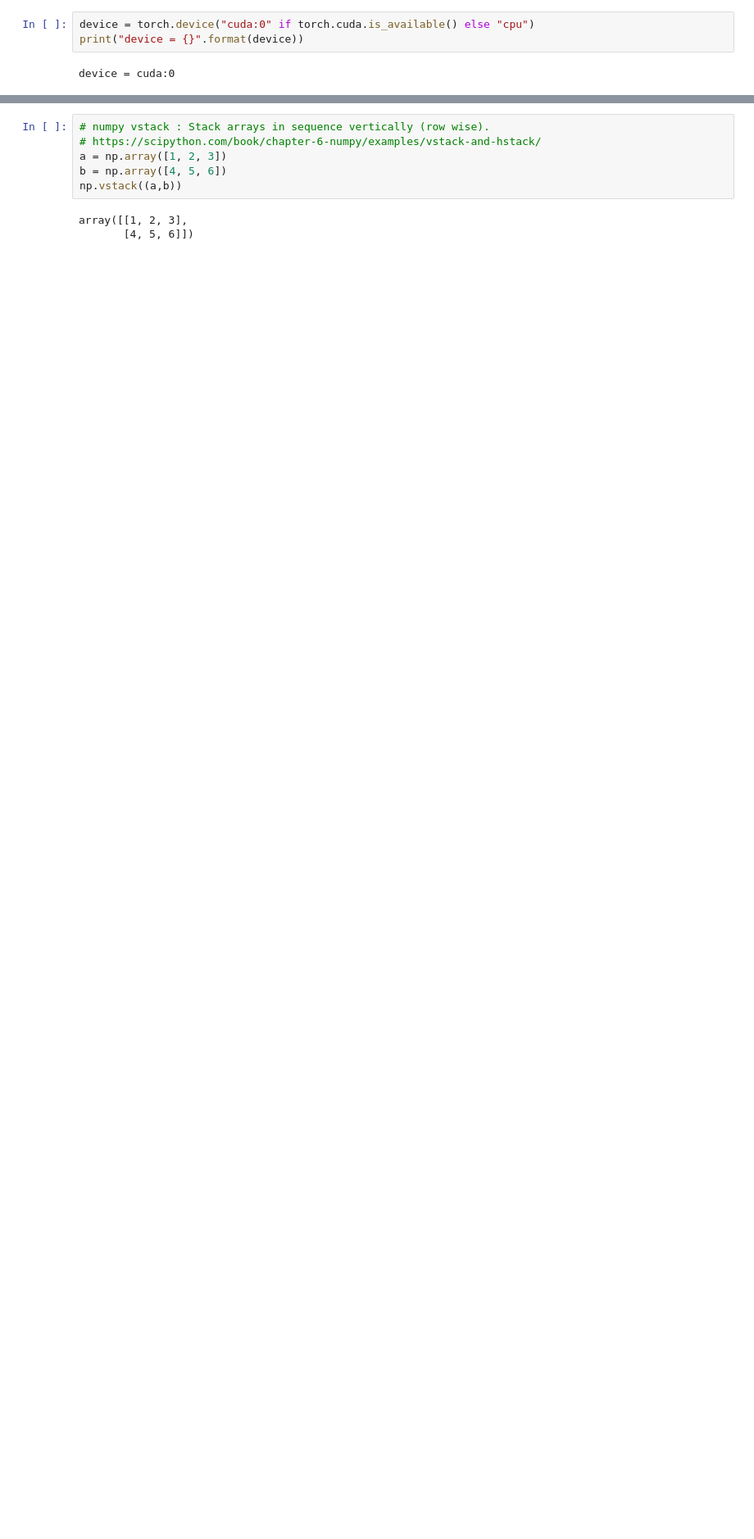
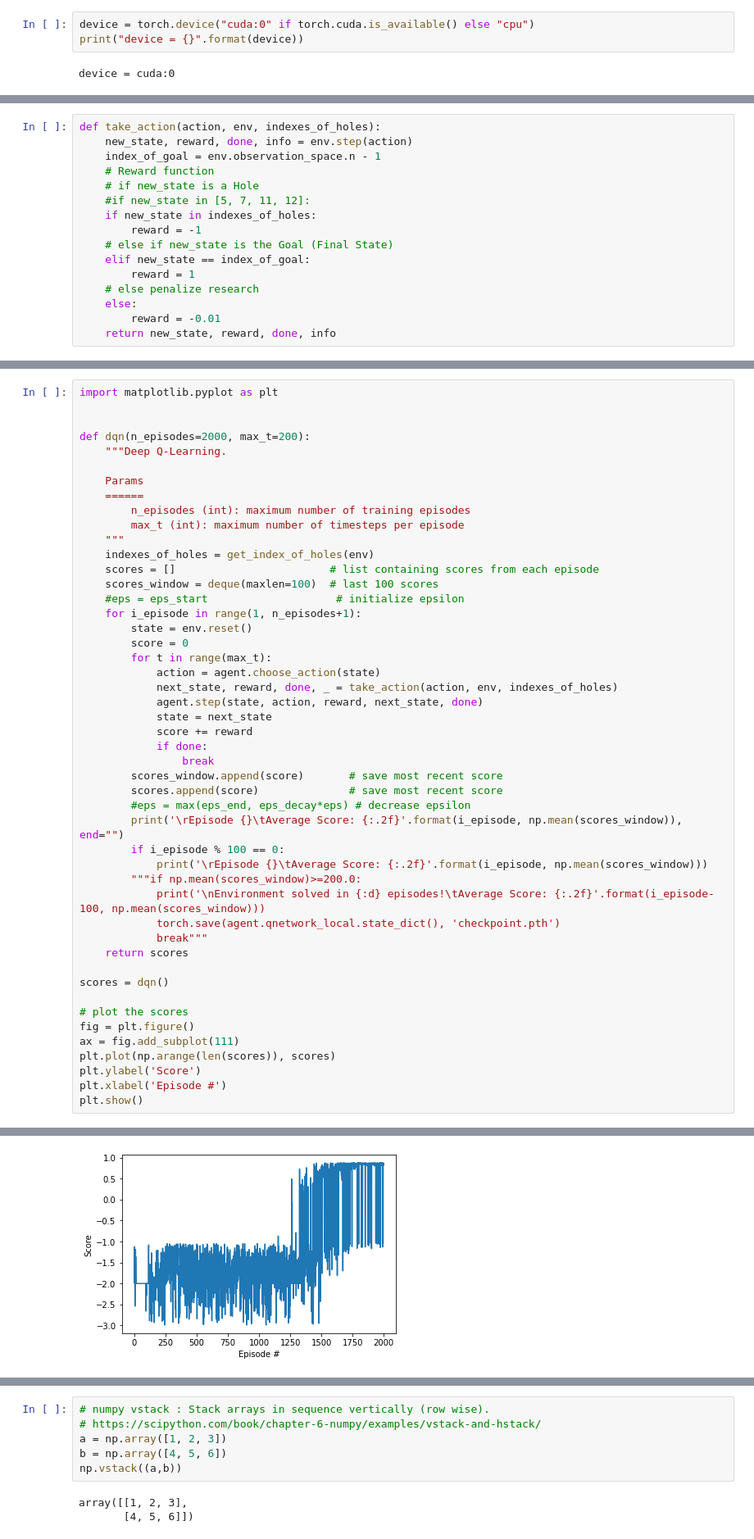
Before and after one commit to lequievre/pybullet_tests, a Jupyter notebook: tests_rl/test_dqn_double_network_replay_buffer_frozen_lake.ipynb, the cells around one changed output, grey strips where cells are left out. Shown at 82% size. Saved outputs shown, nothing was run; the diff lists cells and outputs as text; blank space fills up the shorter version.

```diff
--- a/tests_rl/test_dqn_double_network_replay_buffer_frozen_lake.ipynb
+++ b/tests_rl/test_dqn_double_network_replay_buffer_frozen_lake.ipynb
@@ -68,0 +144,16 @@ class ReplayBuffer:
+# %%
+def take_action(action, env, indexes_of_holes):
+    new_state, reward, done, info = env.step(action)
+    index_of_goal = env.observation_space.n - 1
+    # Reward function
+    # if new_state is a Hole
+    #if new_state in [5, 7, 11, 12]:
+    if new_state in indexes_of_holes:
+        reward = -1
+    # else if new_state is the Goal (Final State)
+    elif new_state == index_of_goal:
+        reward = 1
+    # else penalize research
+    else:
+        reward = -0.01
+    return new_state, reward, done, info
@@ -68,0 +261,49 @@ class ReplayBuffer:
+# %%
+import matplotlib.pyplot as plt
+
+
+def dqn(n_episodes=2000, max_t=200):
+    """Deep Q-Learning.
+
+    Params
+    ======
+        n_episodes (int): maximum number of training episodes
+        max_t (int): maximum number of timesteps per episode
+    """
+    indexes_of_holes = get_index_of_holes(env)
+    scores = []                        # list containing scores from each episode
+    scores_window = deque(maxlen=100)  # last 100 scores
+    #eps = eps_start                    # initialize epsilon
+    for i_episode in range(1, n_episodes+1):
+        state = env.reset()
+        score = 0
+        for t in range(max_t):
+            action = agent.choose_action(state)
+            next_state, reward, done, _ = take_action(action, env, indexes_of_holes)
+            agent.step(state, action, reward, next_state, done)
+            state = next_state
+            score += reward
+            if done:
+                break
+        scores_window.append(score)       # save most recent score
+        scores.append(score)              # save most recent score
+        #eps = max(eps_end, eps_decay*eps) # decrease epsilon
+        print('\rEpisode {}\tAverage Score: {:.2f}'.format(i_episode, np.mean(scores_window)), end="")
+        if i_episode % 100 == 0:
+            print('\rEpisode {}\tAverage Score: {:.2f}'.format(i_episode, np.mean(scores_window)))
+        """if np.mean(scores_window)>=200.0:
+            print('\nEnvironment solved in {:d} episodes!\tAverage Score: {:.2f}'.format(i_episode-100, np.mean(scores_window)))
+            torch.save(agent.qnetwork_local.state_dict(), 'checkpoint.pth')
+            break"""
+    return scores
+
+scores = dqn()
+
+# plot the scores
+fig = plt.figure()
+ax = fig.add_subplot(111)
+plt.plot(np.arange(len(scores)), scores)
+plt.ylabel('Score')
+plt.xlabel('Episode #')
+plt.show()
+# %% [output]
@@ -68,0 +330 @@ class ReplayBuffer:
+[figure, added]
```
Also changed, not shown: parts of 25 cells of this notebook.
